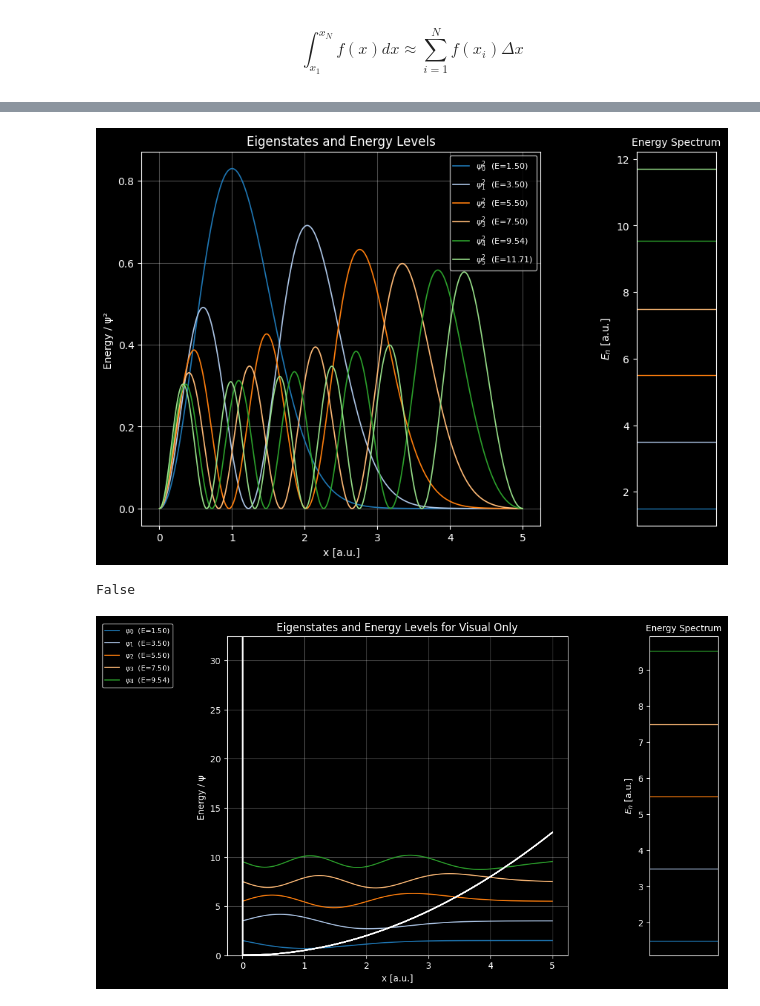
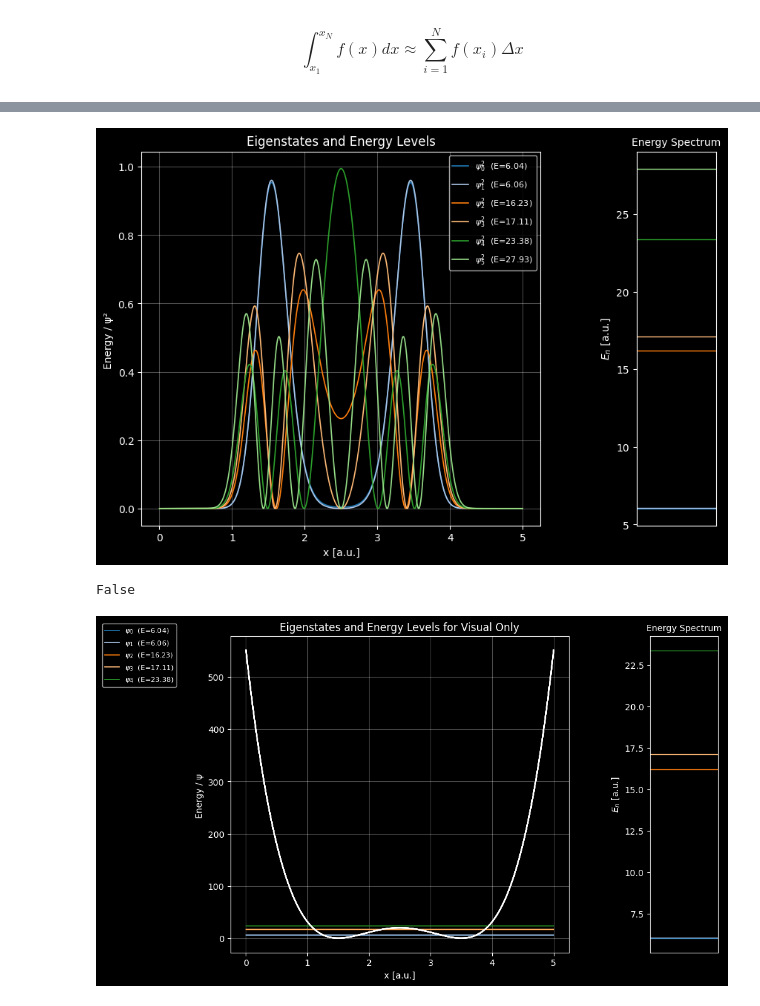
Before and after one commit to Ahilan-Bucket/python-sims-in-development, a Jupyter notebook: Numerical Potential Solver/Temp infinite any V.ipynb, the cells around one changed output, grey strips where cells are left out. Cells and saved outputs as stored; diff of their text form; code cells hidden in the pictures.

```diff
--- a/Numerical Potential Solver/Temp infinite any V.ipynb
+++ b/Numerical Potential Solver/Temp infinite any V.ipynb
@@ -205,11 +205,19 @@ def V_double_well(x, depth=20, separation=1):
     V = depth * ( (x-L/2)**2 - separation )**2
     return V
 
+def custom2(x):
+    V = np.zeros_like(x)
+    return 2
 
 
-#V,lower_bound,upper_bound = inf_sqaure_well(x,0,L)
 
-V = inf_wall(x,'left',bound=0)+harmonic(x)
+#V= inf_sqaure_well(x,0,L)
+
+#V = inf_wall(x,'left',bound=0)+harmonic(x)
+
+V = V_double_well(x)
+
+#V = custom2(x)
 # %%
 def wall_plot(array):
     for i in range(len(array)):
@@ -332,7 +341,7 @@ for n in range(6):
 , lw=1)
 plt.show()
 # %% [output]
-[figure, old version]
+[figure, new version]
 # %%
 bool(0)
 # %% [output]
@@ -370,32 +379,34 @@ for n in range(nos):
 c = plt.colormaps['tab20'].colors[n % 20] # For unique Matching colour
 )
     ax_main.plot(x,V,color='white')
 
 # Plot the Walls
 for i in range(len(walls_array)):
         try:
             ax_main.axvline(walls_array[i], color='white', lw=2)
         except NameError:
             None
 
 #ax_main.set_xlim(x[1], x[-2])
 ax_main.set_xlabel("x [a.u.]")
 ax_main.set_ylabel("Energy / ψ ")
-ax_main.set_ylim(0, np.max(psi_nth)*40)
+#ax_main.set_ylim(0, np.max(psi_nth)*40)
+
+#ax_main.set_ylim(0,np.max(vertical_shifted)+2)
 
 ax_main.set_title("Eigenstates and Energy Levels for Visual Only")
 ax_main.legend(bbox_to_anchor=(-0.15, 1.05), fontsize=8)
 ax_main.grid(alpha=0.3)
 
 
 ax_bar.set_title("Energy Spectrum", fontsize=10)
 #ax_bar.set_xlim(0, 1)
 ax_bar.set_xticks([])
 ax_bar.set_ylabel(r"$E_n$ [a.u.]")
 
 for n in range(nos):
     ax_bar.axhline(E[n], c = plt.colormaps['tab20'].colors[n % 20]
 , lw=1)
 plt.show()
 # %% [output]
-[figure, old version]
+[figure, new version]
```
Also changed, not shown: parts of 4 cells of this notebook.
